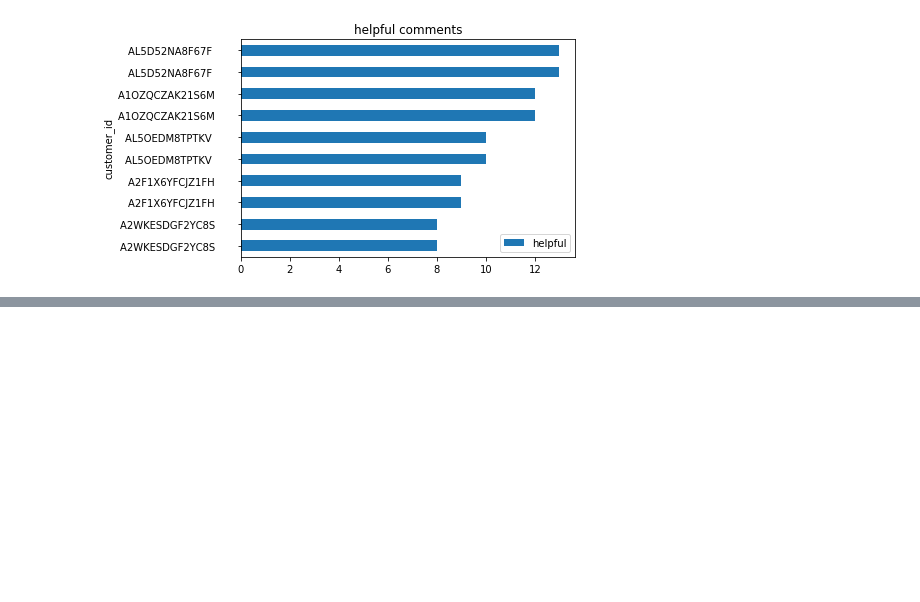
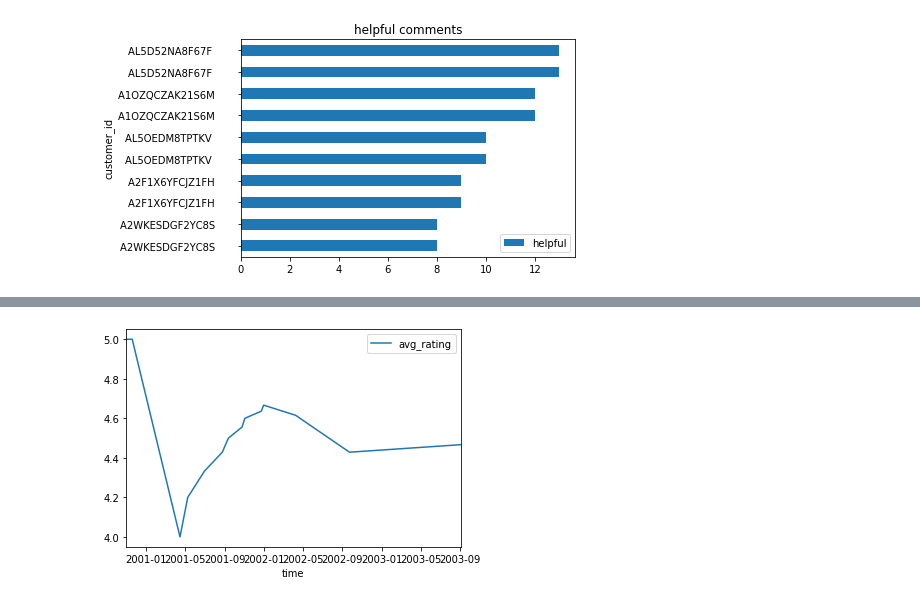
Before and after one commit to xrhd/ecommerce-dashboard, a Jupyter notebook: main.ipynb, the cells around one changed output, grey strips where cells are left out. Cells and saved outputs as stored; diff of their text form; code cells hidden in the pictures; blank space fills up the shorter version.

```diff
--- a/main.ipynb
+++ b/main.ipynb
@@ -48,3 +79,6 @@ a = q_a(product_id)
 a[::-1].plot.barh(title='helpful comments', x='customer_id', y='helpful');
 # %% [output]
 [figure]
+# %%
+c = q_c(product_id)
+c
@@ -50,0 +102,4 @@ a[::-1].plot.barh(title='helpful comments', x='customer_id', y='helpful');
+# %%
+c.plot(x='time', y='avg_rating');
+# %% [output]
+[figure, added]
```
Also changed, not shown: parts of 7 cells of this notebook, 2 other files.
